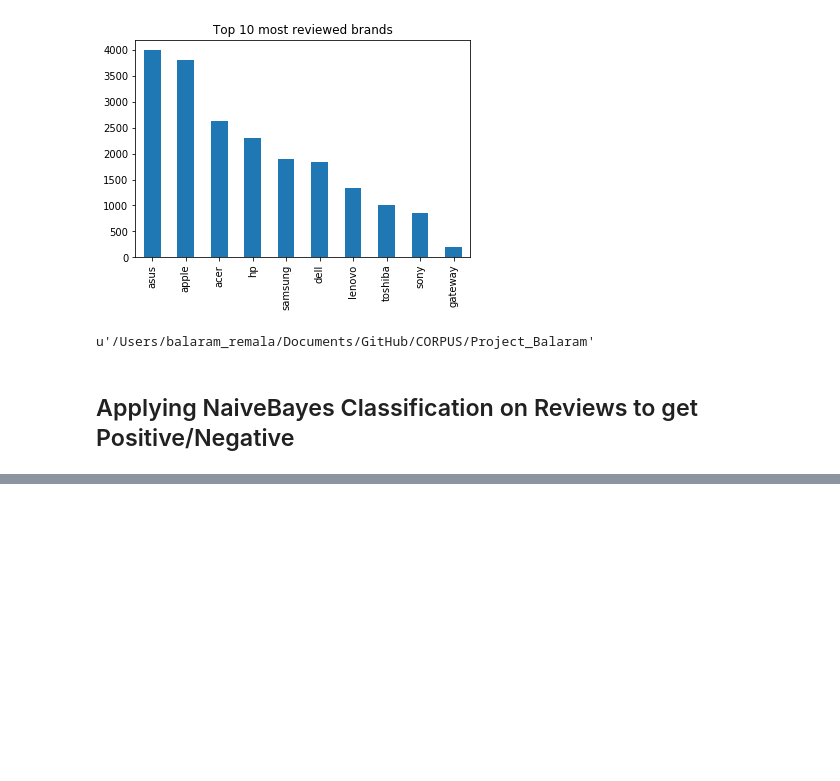
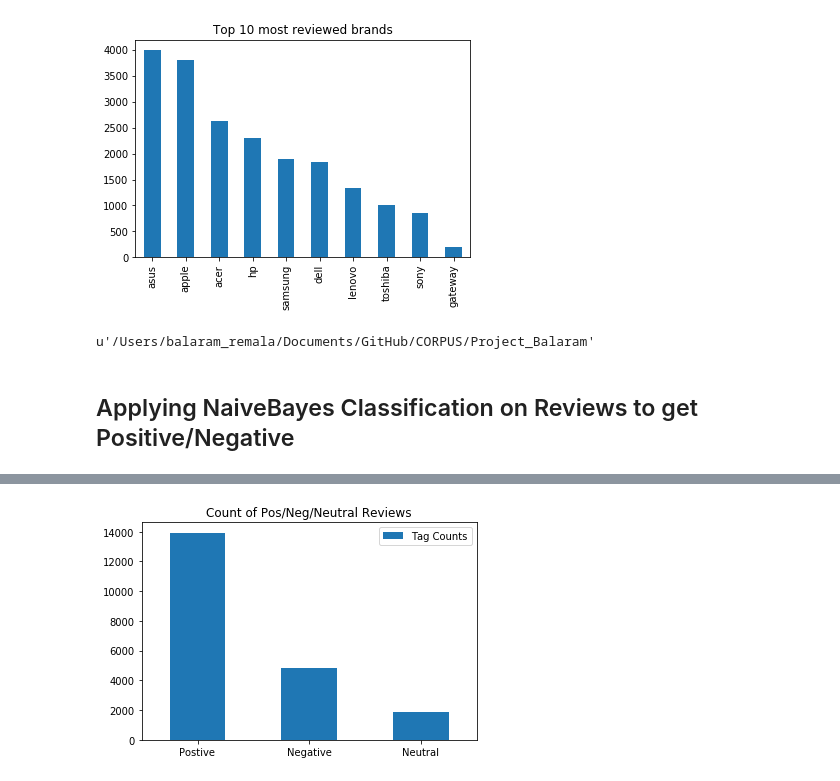
Before and after one commit to UNCG-CSE/CORPUS, a Jupyter notebook: Project_Balaram/Project_Balaram.ipynb, the cells around one changed output, grey strips where cells are left out. Saved outputs shown, nothing was run; the diff lists cells and outputs as text; code cells hidden in the pictures; blank space fills up the shorter version.

Commit message:
Stats on Pos/Neg Reviews

```diff
--- a/Project_Balaram/Project_Balaram.ipynb
+++ b/Project_Balaram/Project_Balaram.ipynb
@@ -269,0 +252,6 @@ Negative---     ----do not buy an ibook this slow
+# %%
+def get_tag(Title):
+    s2 = ' '.join([replacements.get(w, w) for w in Title.lower().split()])
+    return cl.classify(s2)
+
+df_make["Tag"] = df_make.Title.apply(get_tag)
@@ -269,0 +270,8 @@ Negative---     ----do not buy an ibook this slow
+# %%
+tag_count = df_make.Tag.value_counts().to_frame('Tag Counts')
+
+tag_count.plot(y = 'Tag Counts', kind = 'bar',rot = False)
+plt.title("Count of Pos/Neg/Neutral Reviews")
+plt.show()
+# %% [output]
+[figure, added]
```
Also changed, not shown: parts of 13 cells of this notebook.
